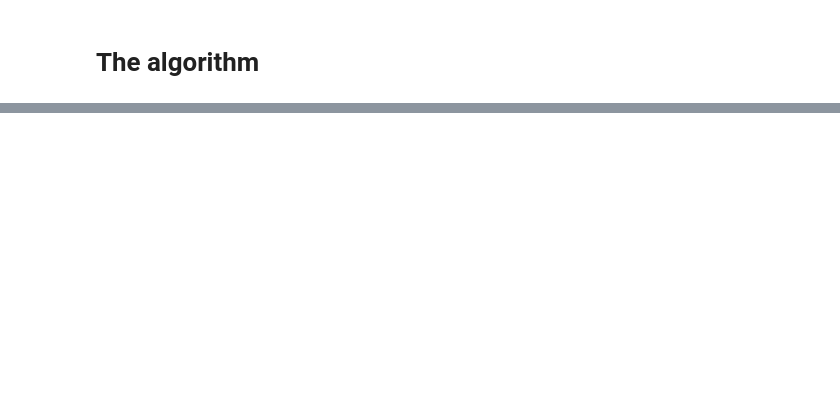
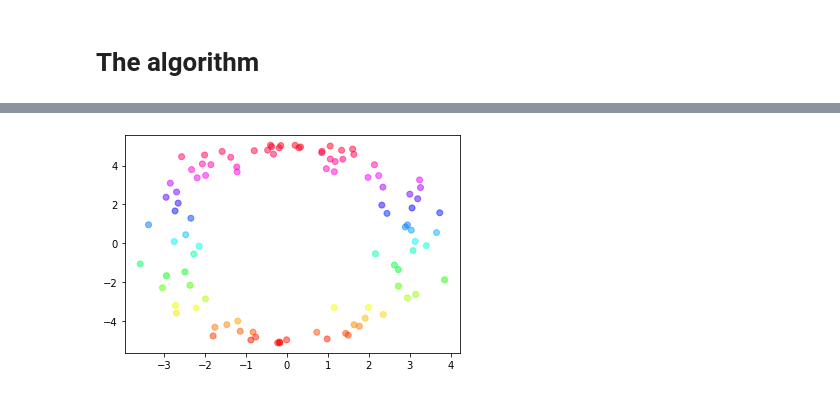
Before and after one commit to monterrey/ellipse-finder, a Jupyter notebook: Hough Transform.ipynb, the cells around one changed output, grey strips where cells are left out. Drawn from its saved outputs; the diff is of its cells as text; code cells hidden in the pictures; blank space fills up the shorter version.

```diff
--- a/Hough Transform.ipynb
+++ b/Hough Transform.ipynb
@@ -33,0 +52,6 @@ ellipseDetector(data)
+# %%
+
+plt.scatter(x_points, y_points,cmap='hsv', c=y_points,alpha=0.5)
+plt.show()
+# %% [output]
+[figure, added]
```
Also changed, not shown: parts of 3 cells of this notebook, 9 other files.
